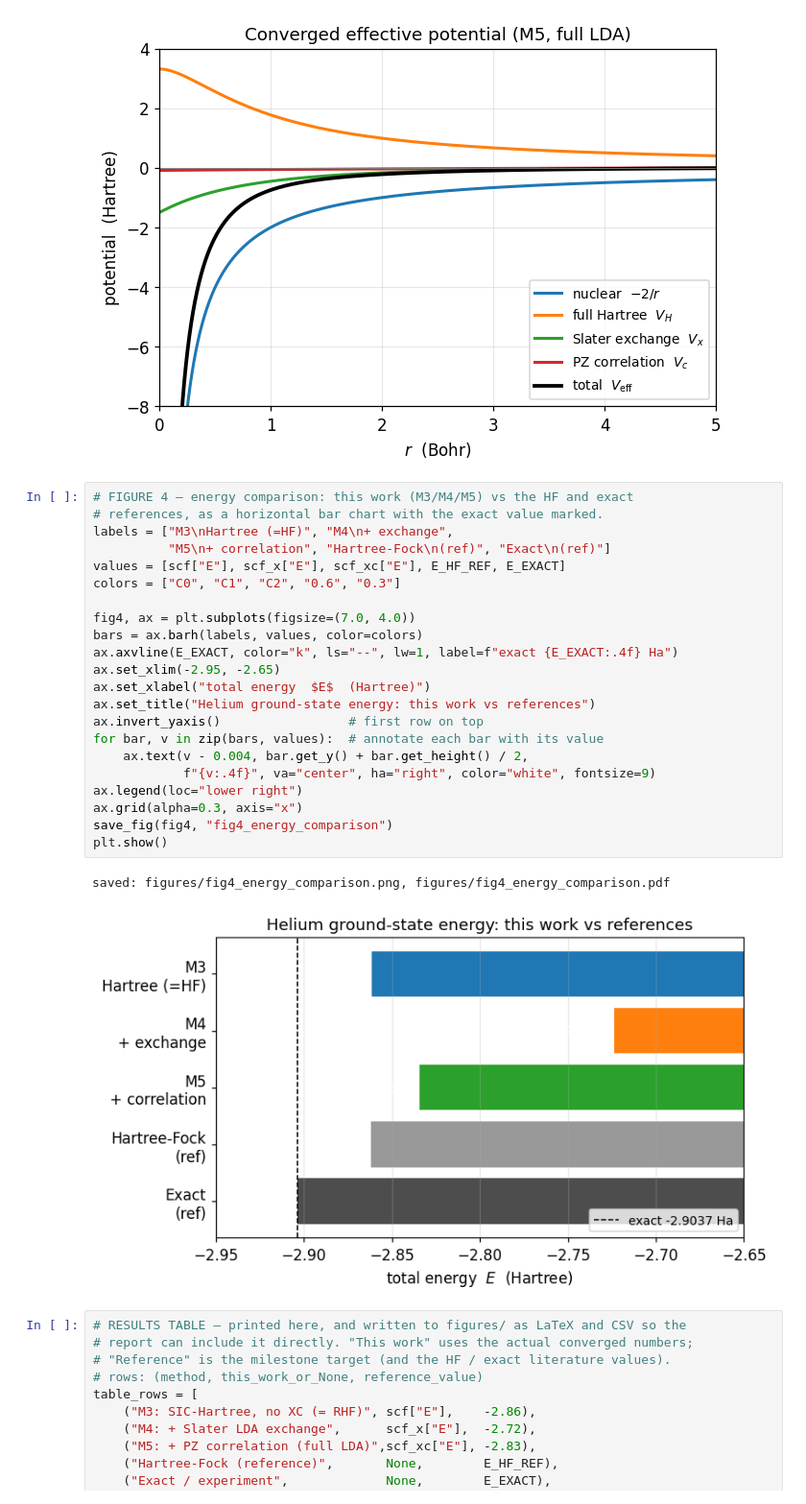
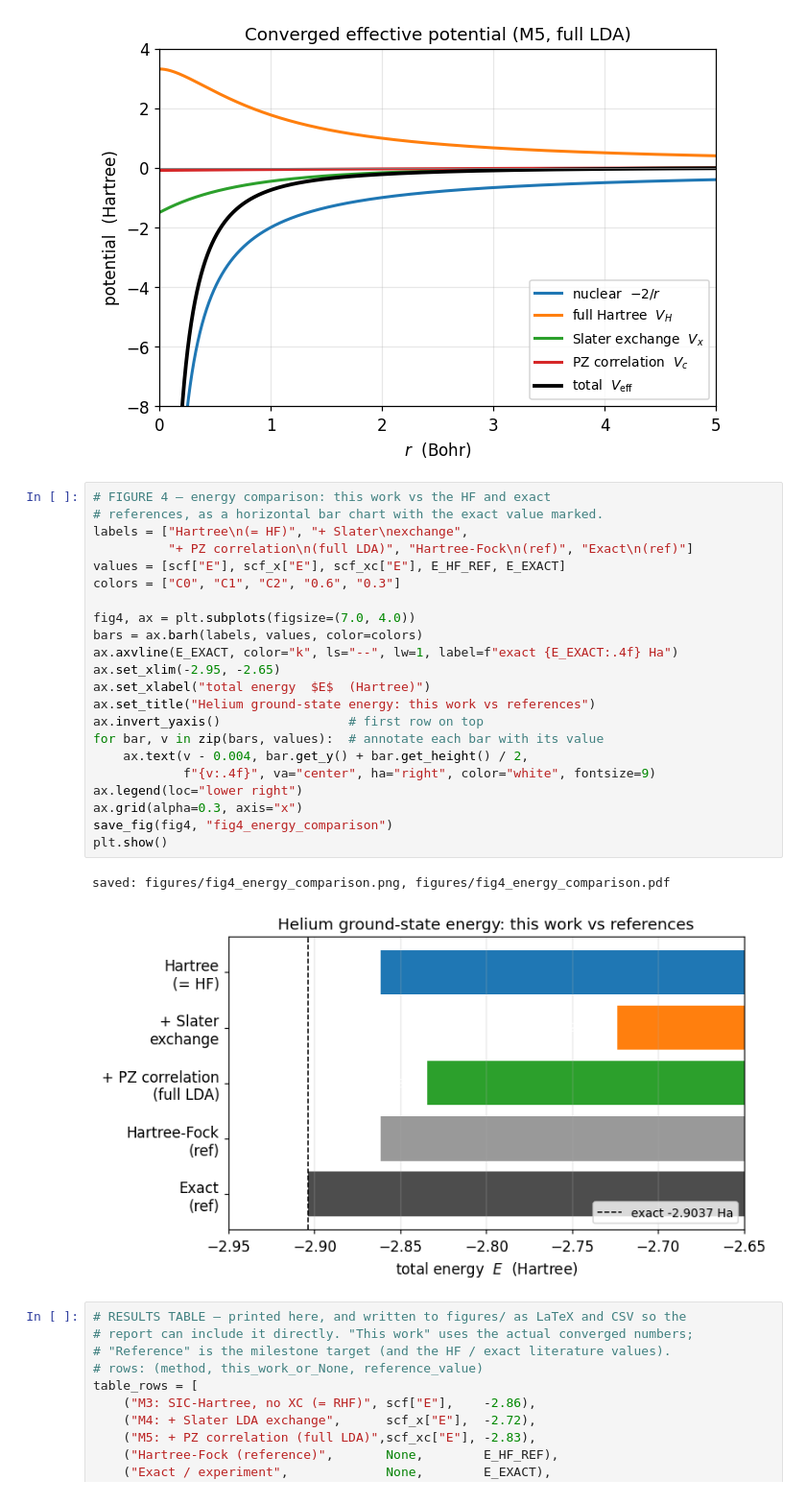
Before and after one commit to ddsyasas/dft-helium, a Jupyter notebook: helium_dft.ipynb, the cells around one changed output. Shown at 96% size. Drawn from its saved outputs; the diff is of its cells as text.

```diff
--- a/helium_dft.ipynb
+++ b/helium_dft.ipynb
@@ -776,30 +776,30 @@ plt.show()
 saved: figures/fig3_potentials.png, figures/fig3_potentials.pdf
 [figure]
 # %%
-# FIGURE 4 — energy comparison: this work (M3/M4/M5) vs the HF and exact
+# FIGURE 4 — energy comparison: this work vs the HF and exact
 # references, as a horizontal bar chart with the exact value marked.
-labels = ["M3\nHartree (=HF)", "M4\n+ exchange",
-          "M5\n+ correlation", "Hartree-Fock\n(ref)", "Exact\n(ref)"]
+labels = ["Hartree\n(= HF)", "+ Slater\nexchange",
+          "+ PZ correlation\n(full LDA)", "Hartree-Fock\n(ref)", "Exact\n(ref)"]
 values = [scf["E"], scf_x["E"], scf_xc["E"], E_HF_REF, E_EXACT]
 colors = ["C0", "C1", "C2", "0.6", "0.3"]
 
 fig4, ax = plt.subplots(figsize=(7.0, 4.0))
 bars = ax.barh(labels, values, color=colors)
 ax.axvline(E_EXACT, color="k", ls="--", lw=1, label=f"exact {E_EXACT:.4f} Ha")
 ax.set_xlim(-2.95, -2.65)
 ax.set_xlabel("total energy  $E$  (Hartree)")
 ax.set_title("Helium ground-state energy: this work vs references")
 ax.invert_yaxis()                 # first row on top
 for bar, v in zip(bars, values):  # annotate each bar with its value
     ax.text(v - 0.004, bar.get_y() + bar.get_height() / 2,
             f"{v:.4f}", va="center", ha="right", color="white", fontsize=9)
 ax.legend(loc="lower right")
 ax.grid(alpha=0.3, axis="x")
 save_fig(fig4, "fig4_energy_comparison")
 plt.show()
 # %% [output]
 saved: figures/fig4_energy_comparison.png, figures/fig4_energy_comparison.pdf
-[figure, old version]
+[figure, new version]
 # %%
 # RESULTS TABLE — printed here, and written to figures/ as LaTeX and CSV so the
 # report can include it directly. "This work" uses the actual converged numbers;
```
Also changed, not shown: parts of 2 cells of this notebook, 4 other files.
